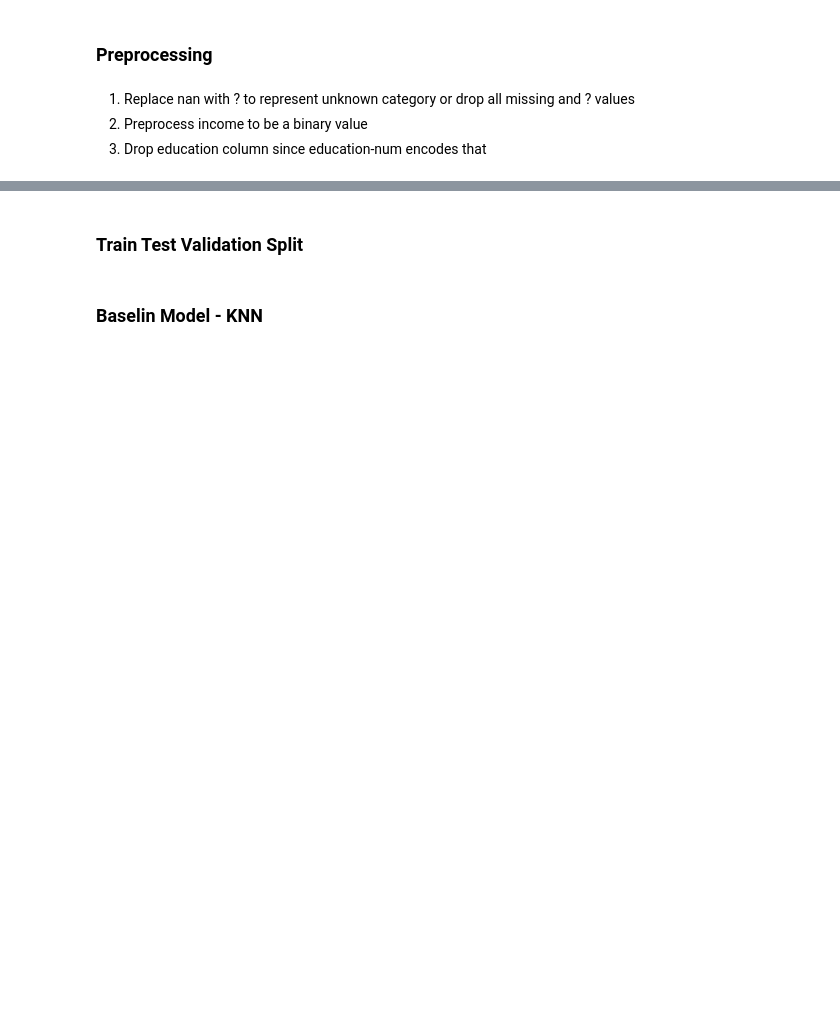
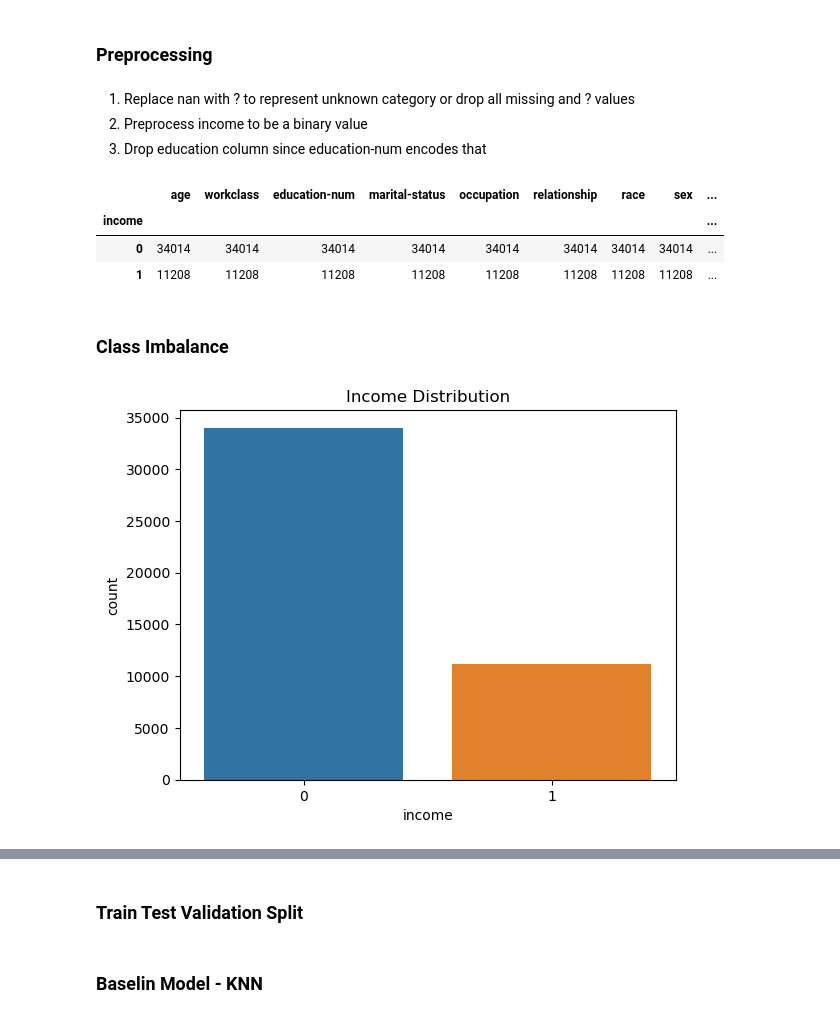
Before and after one commit to Jystine/dsc148-project, a Jupyter notebook: raine-eda.ipynb, the cells around one changed output, grey strips where cells are left out. Cells and saved outputs as stored; diff of their text form; code cells hidden in the pictures; blank space fills up the shorter version.

```diff
--- a/raine-eda.ipynb
+++ b/raine-eda.ipynb
@@ -139,8 +458,21 @@ data["capital-loss"].describe()
 3. Drop education column since education-num encodes that
 # %%
 # Encodes if you made over 50k as 1 and under 50k as 0
-preproc_data = data.assign(income = data["income"].str.split(".").str[0].apply(lambda x: 1 if x[0] == "<" else 0))
+preproc_data = no_missing.assign(income = data["income"].str.split(".").str[0].apply(lambda x: 1 if x[0] == ">" else 0))
 # Drop education column
 preproc_data = preproc_data.drop(columns = ["education", "fnlwgt"])
 # %%
-preproc_data
+preproc_data.groupby("income").count()
+# %% [output]
+|  | age | workclass | education-num | marital-status | occupation | relationship | race | sex | ... |
+| income |  |  |  |  |  |  |  |  | ... |
+| 0 | 34014 | 34014 | 34014 | 34014 | 34014 | 34014 | 34014 | 34014 | ... |
+| 1 | 11208 | 11208 | 11208 | 11208 | 11208 | 11208 | 11208 | 11208 | ... |
+# %% [markdown]
+### Class Imbalance
+# %%
+sns.countplot(x = preproc_data["income"])
+plt.title("Income Distribution")
+plt.savefig('income_distr.png')
+# %% [output]
+[figure, added]
```
Also changed, not shown: parts of 46 cells of this notebook.
